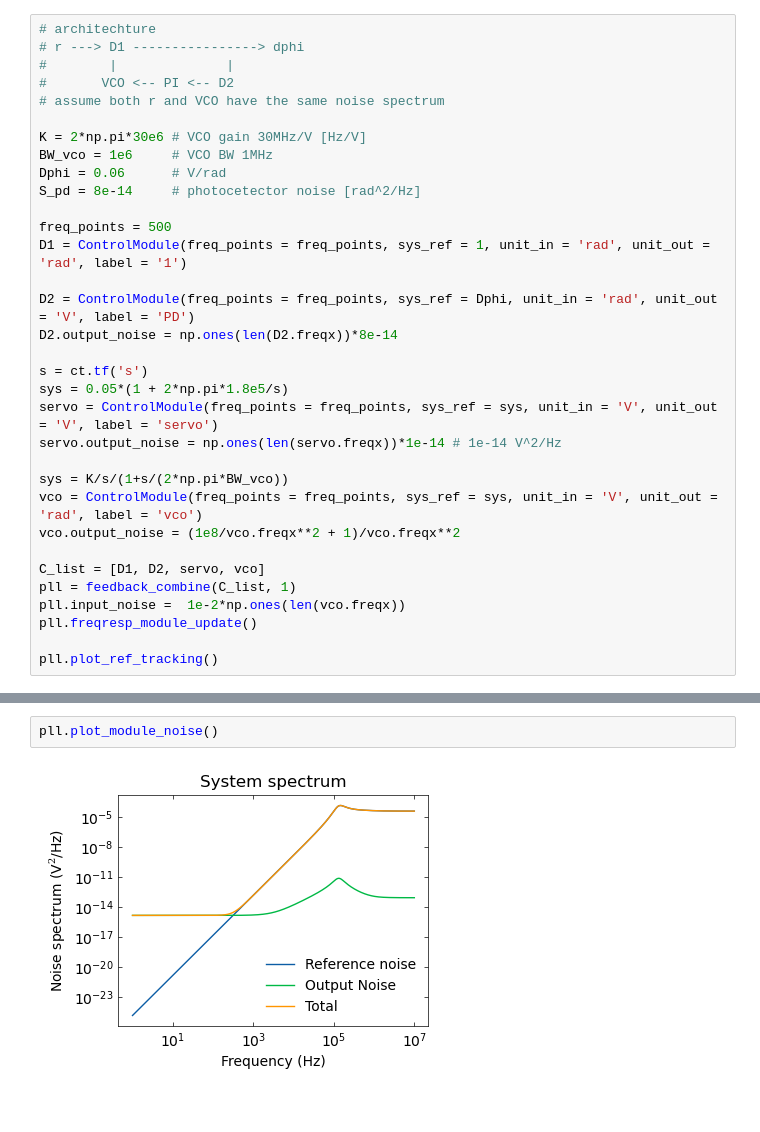
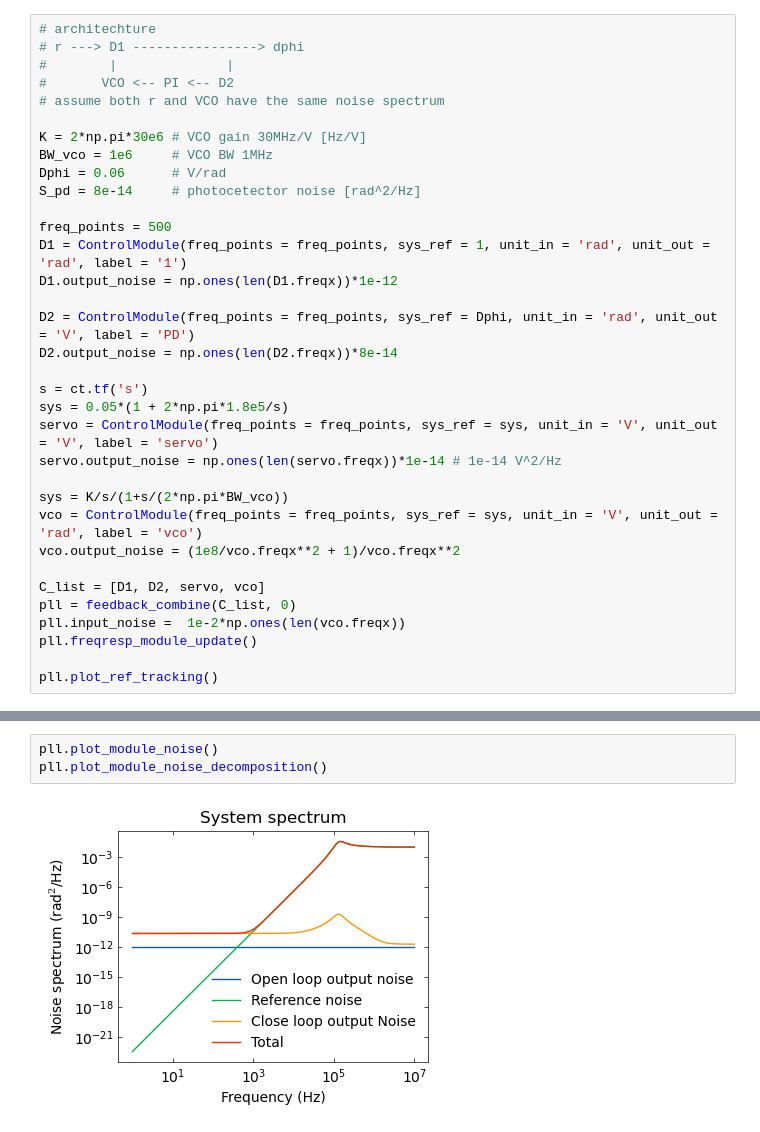
Before and after one commit to kaikai-liu/pyphotonicsims, a Jupyter notebook: notebook/PLL modeling.ipynb, the cells around one changed output, grey strips where cells are left out. Drawn from its saved outputs; the diff is of its cells as text.

```diff
--- a/notebook/PLL modeling.ipynb
+++ b/notebook/PLL modeling.ipynb
@@ -31,6 +32,7 @@ S_pd = 8e-14     # photocetector noise [rad^2/Hz]
 
 freq_points = 500
 D1 = ControlModule(freq_points = freq_points, sys_ref = 1, unit_in = 'rad', unit_out = 'rad', label = '1')
+D1.output_noise = np.ones(len(D1.freqx))*1e-12
 
 D2 = ControlModule(freq_points = freq_points, sys_ref = Dphi, unit_in = 'rad', unit_out = 'V', label = 'PD')
 D2.output_noise = np.ones(len(D2.freqx))*8e-14
@@ -45,7 +47,7 @@ vco = ControlModule(freq_points = freq_points, sys_ref = sys, unit_in = 'V', uni
 vco.output_noise = (1e8/vco.freqx**2 + 1)/vco.freqx**2
 
 C_list = [D1, D2, servo, vco]
-pll = feedback_combine(C_list, 1)
+pll = feedback_combine(C_list, 0)
 pll.input_noise =  1e-2*np.ones(len(vco.freqx))
 pll.freqresp_module_update()
 
@@ -55,4 +57,5 @@ pll.plot_ref_tracking()
 # %%
 pll.plot_module_noise()
+pll.plot_module_noise_decomposition()
 # %% [output]
-[figure, old version]
+[figure, new version]
```
Also changed, not shown: parts of 3 cells of this notebook, 3 other files.
